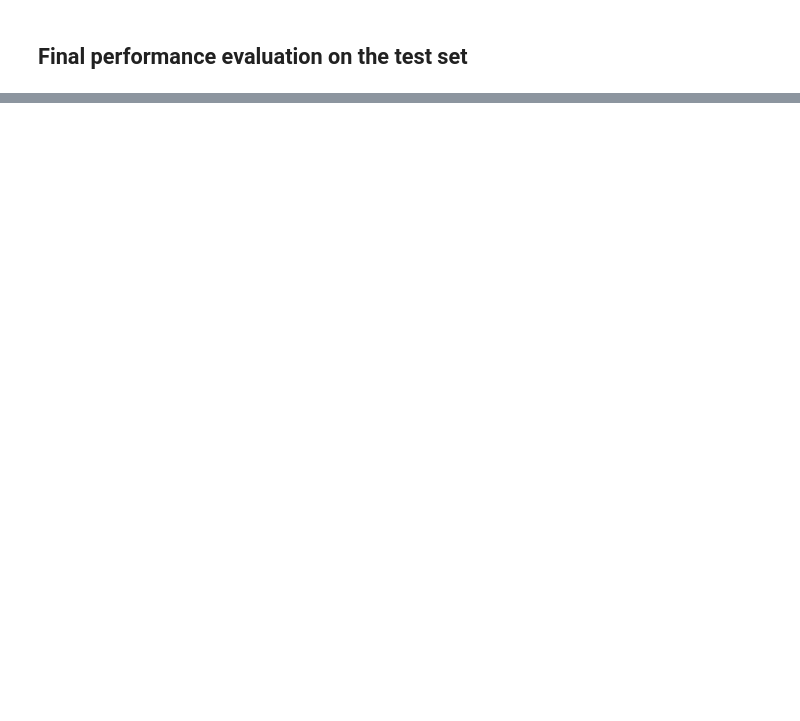
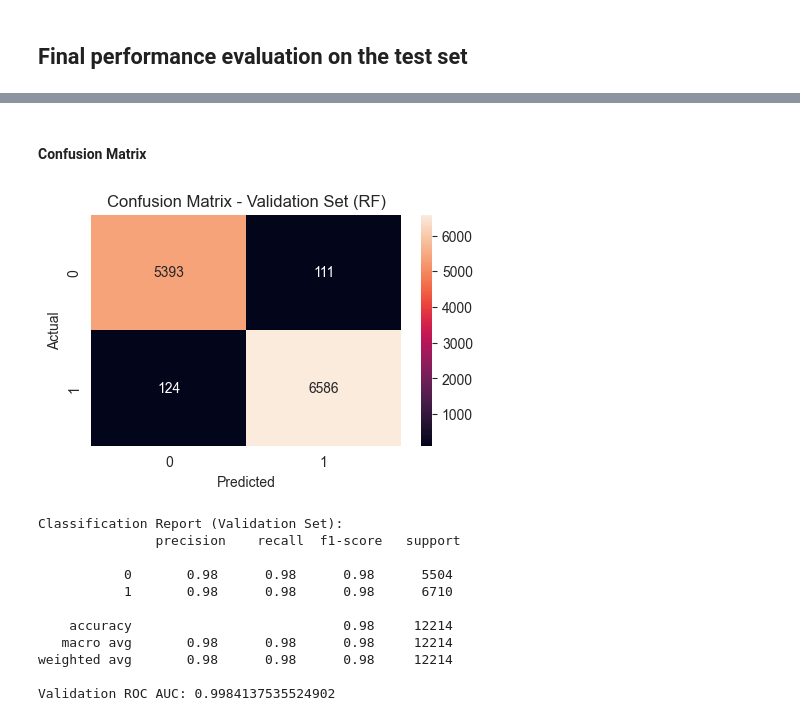
Before and after one commit to alicja-a-d/UAB_ML_project, a Jupyter notebook: notebook/code_final.ipynb, the cells around one changed output, grey strips where cells are left out. Drawn from its saved outputs; the diff is of its cells as text; code cells hidden in the pictures; blank space fills up the shorter version.

```diff
--- a/notebook/code_final.ipynb
+++ b/notebook/code_final.ipynb
@@ -816,0 +927,26 @@ weighted avg       0.78      0.78      0.78     12214
+# %% [markdown]
+#### Confusion Matrix
+# %%
+y_val_pred = best_rf.predict(X_val)
+plt.figure(figsize=(5, 3))
+sns.heatmap(confusion_matrix(y_val, y_val_pred), annot=True, fmt='d')
+plt.title("Confusion Matrix - Validation Set (RF)")
+plt.xlabel("Predicted")
+plt.ylabel("Actual")
+plt.show()
+
+print("Classification Report (Validation Set):\n", classification_report(y_val, y_val_pred))
+print("Validation ROC AUC:", roc_auc_score(y_val, best_rf.predict_proba(X_val)[:,1]))
+# %% [output]
+[figure, added]
+Classification Report (Validation Set):
+               precision    recall  f1-score   support
+
+           0       0.98      0.98      0.98      5504
+           1       0.98      0.98      0.98      6710
+
+    accuracy                           0.98     12214
+   macro avg       0.98      0.98      0.98     12214
+weighted avg       0.98      0.98      0.98     12214
+
+Validation ROC AUC: 0.9984137535524902
```
Also changed, not shown: parts of 25 cells of this notebook.
